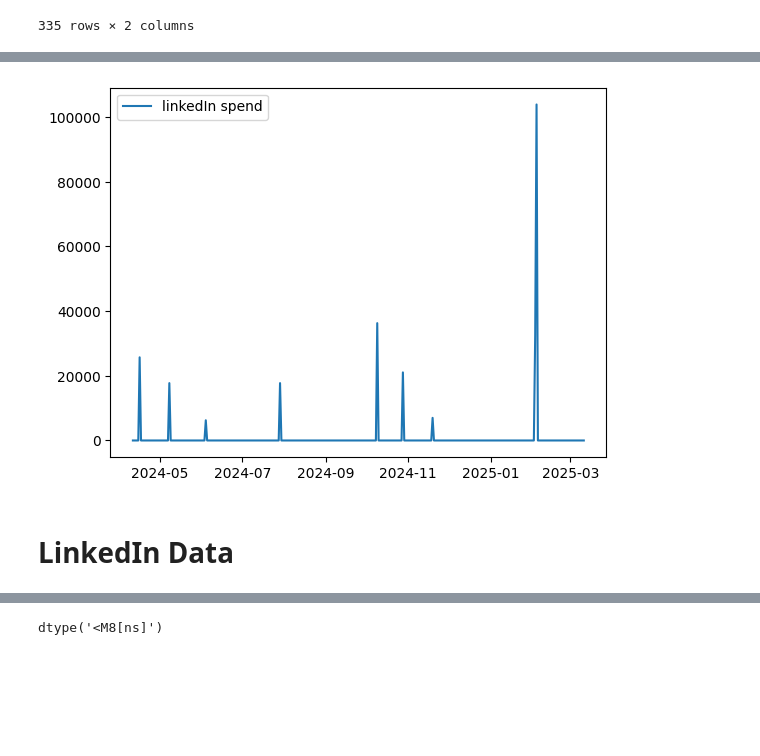
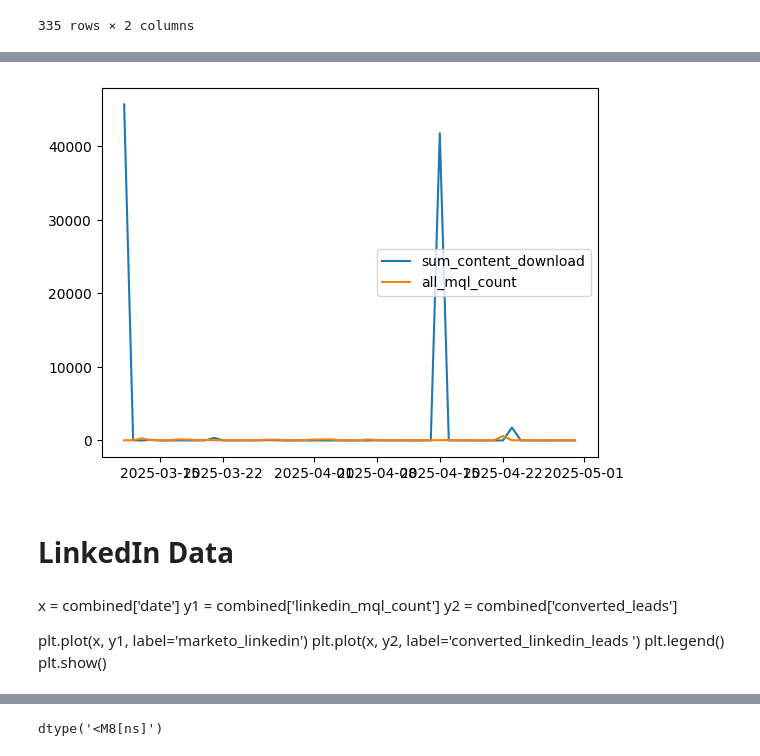
Before and after one commit to claire-danaher-dept/impact-mmm, a Jupyter notebook: dataReview_phase2.ipynb, the cells around one changed output, grey strips where cells are left out. Saved outputs shown, nothing was run; the diff lists cells and outputs as text; code cells hidden in the pictures; blank space fills up the shorter version.

```diff
--- a/dataReview_phase2.ipynb
+++ b/dataReview_phase2.ipynb
@@ -1133,3 +1289,3 @@ monthly_data = pd.merge(monthly_data, durable_goods, on=['iso_year', 'month'], h
 # %%
 monthly_data = monthly_data[monthly_data['date_x']>pd.Timestamp('2024-03-31').date()]
-monthly_data = monthly_data.drop(columns=['date_x'])
+monthly_data = monthly_data.drop(columns=['date_x', 'date_y',])
@@ -1170,0 +1294,9 @@ combined
+# %%
+weeklyEconInd_raw = pd.read_csv(folder_path+'/'+'WEI.csv')
+#https://fred.stlouisfed.org/series/WEI#:~:text=The%20WEI%20is%20a%20composite,railroad%20traffic%20originated%20(from%20the
+# %%
+weeklyEconInd = weeklyEconInd_raw.copy()
+weeklyEconInd['date']= weeklyEconInd['observation_date'].apply(lambda x: datetime.datetime.strptime(x, "%Y-%m-%d").date())
+weeklyEconInd['iso_week']= weeklyEconInd['date'].apply(lambda x: x.isocalendar().week)
+weeklyEconInd['iso_year']= weeklyEconInd['date'].apply(lambda x: x.isocalendar().year)
+weeklyEconInd = weeklyEconInd.drop(columns=['date', 'observation_date'])
@@ -1174,4 +1324,7 @@ combined
 print(combined.shape)
 combined = pd.merge(combined, monthly_data, on=['month', 'iso_year'], how='left')
 print(combined.shape)
+combined['week']= combined['date'].apply(lambda x: x.isocalendar().week)
+combined = pd.merge(combined, weeklyEconInd, on=['iso_week', 'iso_year'], how='left')
+print(combined.shape)
 # %% [output]
@@ -1349,11 +1512,23 @@ Index(['model_week', 'date', 'iso_week', 'iso_year', 'ga4_sessions',
 # %%
-x = train_all['date']
-y1 = train_all['event_spend']
+subset = combined[combined['date']>=pd.Timestamp('2025-03-11').date()]
+x = subset['date']
+y1 = subset['sum_newsletter_signup']
+y2 = subset['all_mql_count']
 
-plt.plot(x, y1, label='linkedIn spend')
+plt.plot(x, y1, label='sum_content_download')
+plt.plot(x, y2, label='all_mql_count')
 plt.legend()
 plt.show()
 # %% [output]
-[figure, old version]
+[figure, new version]
 # %% [markdown]
 #   LinkedIn Data
+# %% [markdown]
+x = combined['date']
+y1 = combined['linkedin_mql_count']
+y2 = combined['converted_leads']
+
+plt.plot(x, y1, label='marketo_linkedin')
+plt.plot(x, y2, label='converted_linkedin_leads ')
+plt.legend()
+plt.show()
```
Also changed, not shown: parts of 98 cells of this notebook, 17 other files.
